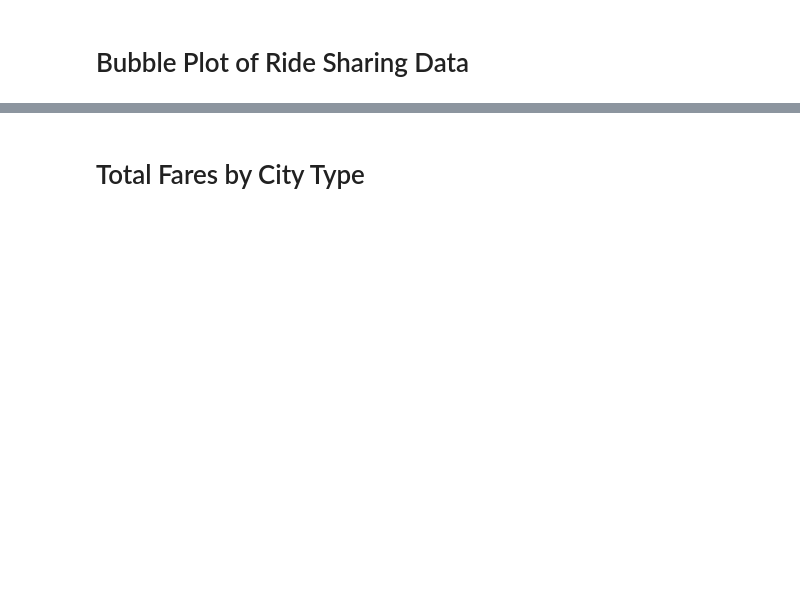
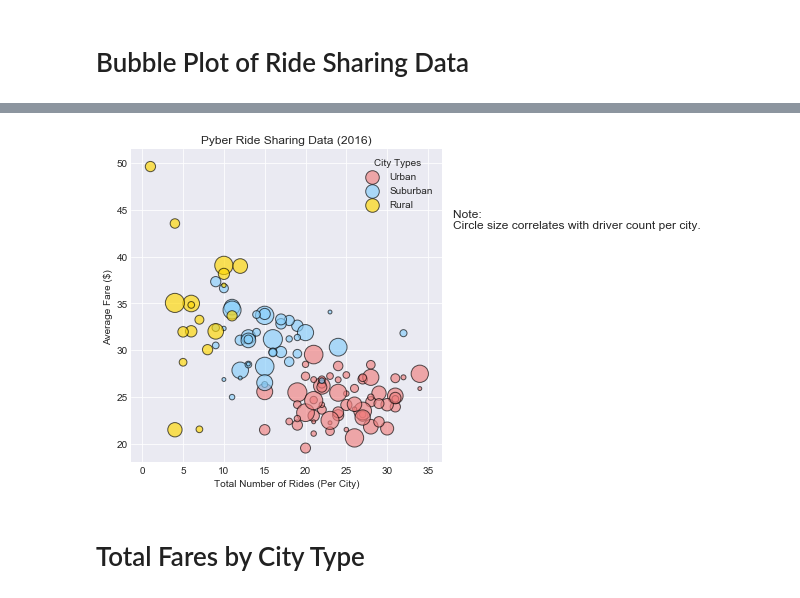
Before and after one commit to monica-t-james/Homework, a Jupyter notebook: Homework_5/Pyber/Pyber.ipynb, the cells around one changed output, grey strips where cells are left out. Drawn from its saved outputs; the diff is of its cells as text; code cells hidden in the pictures; blank space fills up the shorter version.

Commit message:
Updated variables used for bubble plot and re-formatted bubble plot.

```diff
--- a/Homework_5/Pyber/Pyber.ipynb
+++ b/Homework_5/Pyber/Pyber.ipynb
@@ -19,8 +24,9 @@ all_df.head()
 # %%
-avg_fare_city = all_df.groupby("city")["fare"].mean()
-total_rides_city = all_df.groupby("city")["ride_id"].count()
-total_drivers_city = all_df.groupby("city")["driver_count"].max()
-city_type = all_df.groupby("city")["type"].max()
+avg_fare_city = ride_df.groupby("city")["fare"].mean()
+total_rides_city = ride_df.groupby("city")["ride_id"].count()
+total_drivers_city = city_df.groupby("city")["driver_count"].sum()
+city_type = city_df.groupby("city")["type"].max()
+all_df = pd.merge(city_df, ride_df, on="city")
 # %% [markdown]
 # Bubble Plot of Ride Sharing Data
 # %%
@@ -30,15 +44,17 @@ bubble_plot_df.head()
 # %%
 sns.set_style("darkgrid")
 sns.lmplot(x="total_rides", y="avg_fare", data=bubble_plot_df, fit_reg=False, hue="city_type", \
-           scatter_kws={"s": bubble_plot_df["total_drivers"], "edgecolor":"black", "alpha": .95}, legend_out=False, \
+           scatter_kws={"s": bubble_plot_df["total_drivers"] * 5, "edgecolor":"black", "alpha": .65}, legend_out=False, \
            palette= ["lightcoral", "lightskyblue", "gold"])
 plt.title("Pyber Ride Sharing Data (2016)")
-plt.legend(title="City Types", fontsize=12)
+plt.legend(title="City Types")
 plt.ylabel("Average Fare ($)")
 plt.xlabel("Total Number of Rides (Per City)")
 plt.figtext(1,.75, "Note: \nCircle size correlates with driver count per city.", wrap=True, fontsize=12)
 plt.savefig("bubble_plot.png")
 plt.show()
+# %% [output]
+[figure, added]
 # %% [markdown]
 # Total Fares by City Type
 # %%
```
Also changed, not shown: parts of 10 cells of this notebook, 1 other file.
